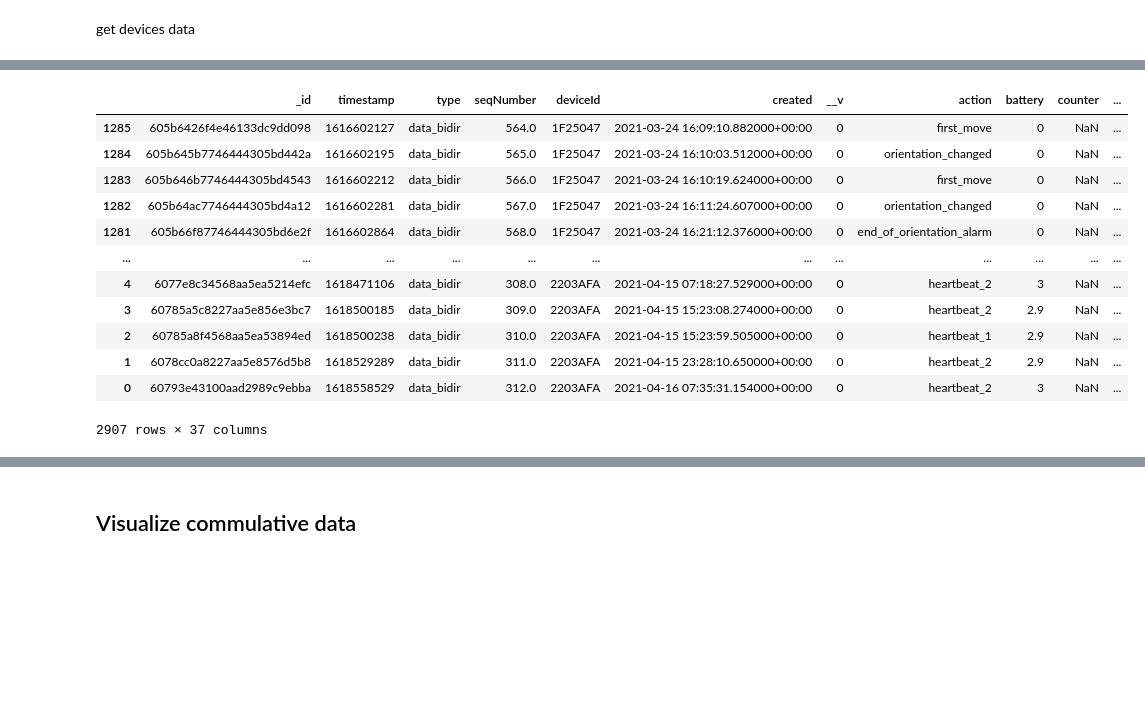
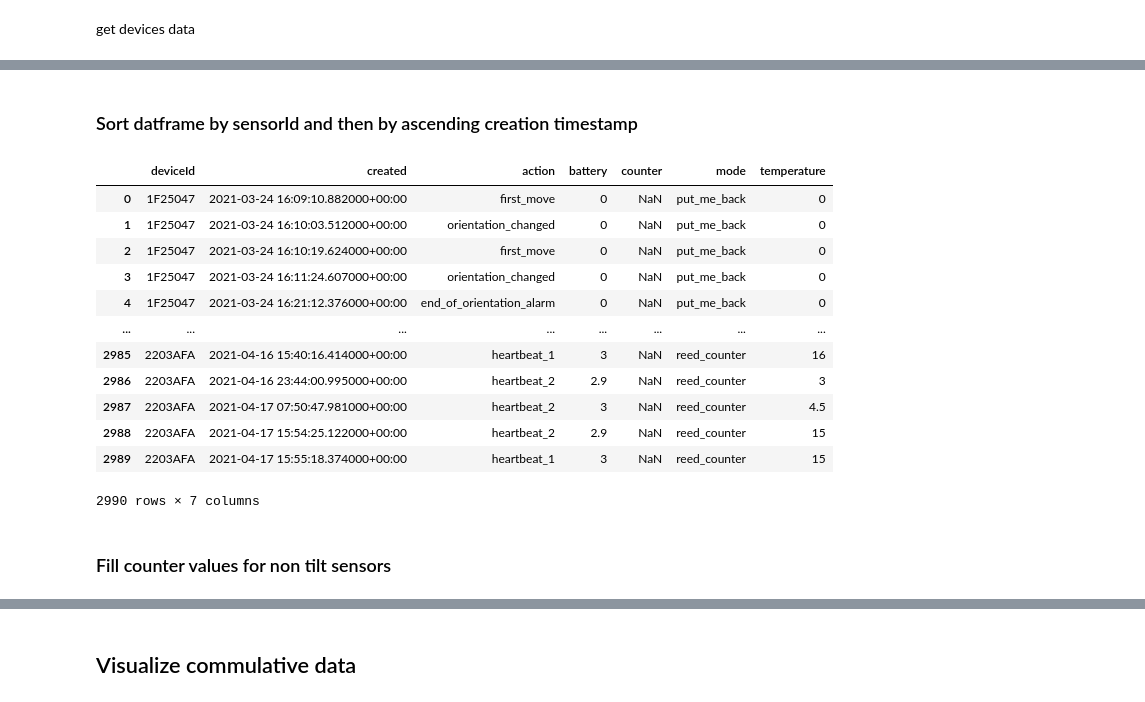
Before and after one commit to phyti1/ds_p4_kompotoi, a Jupyter notebook: Data_aquisition.ipynb, the cells around one changed output, grey strips where cells are left out. Saved outputs shown, nothing was run; the diff lists cells and outputs as text; code cells hidden in the pictures; blank space fills up the shorter version.

Commit message:
data wrangling and visualizations, hourly and daily overview

```diff
--- a/Data_aquisition.ipynb
+++ b/Data_aquisition.ipynb
@@ -158,5 +166,7 @@ Wall time: 7.63 s
 # %%
-message_data_combined["created"] = pd.to_datetime(message_data_combined["created"])
+message_data_combined['created'] = pd.to_datetime(message_data_combined['created'])
+# not needed later
+message_data_combined['timestamp'] = pd.to_datetime(message_data_combined['timestamp'])
 message_data_combined
 # %% [output]
 |  | _id | timestamp | type | seqNumber | deviceId | created | __v | action | battery | counter | ... |
@@ -178,0 +286,8 @@ message_data_combined['counter'] = pd.to_numeric(message_data_combined['counter'
+# %%
+# to check for problems set: errors='raise', otherwise errors='ignore'
+message_data_combined.drop(columns=['_id', 'timestamp', 'type', 'seqNumber', '__v', 'firmware', 'hw_config_accelerometer_type', 'hw_config_has_beeper', 'hw_config_has_button', 'hw_config_has_leakage', 'hw_config_has_led', 'hw_config_has_light', 'hw_config_has_reed', 'hw_config_has_wifi', 'hw_config_temp_type', 'version', '_merge', 'dl_with_timestamp', 'humidity', 'light_on', 'reed_on'], inplace=True, errors='ignore')
+
+message_data_combined.drop(columns=['x_min', 'x_fin', 'x_max', 'y_min', 'y_fin', 'y_max', 'z_min', 'z_fin', 'z_max'], inplace=True, errors='ignore')
+
+
+message_data_combined
@@ -179,18 +308,22 @@ message_data_combined['counter'] = pd.to_numeric(message_data_combined['counter'
+# %% [markdown]
+### Sort datframe by sensorId and then by ascending creation timestamp
 # %%
-# message_data_rc = message_data_combined[message_data_combined['action'] == 'reed_counter']
-message_data_combined.sort_values(by=['deviceId', 'created'], inplace=True)
+message_data_combined.sort_values(by=['deviceId', 'created'], inplace = True)
+message_data_combined.reset_index(drop=True, inplace=True)
 message_data_combined
 # %% [output]
-|  | _id | timestamp | type | seqNumber | deviceId | created | __v | action | battery | counter | ... |
-| 1285 | 605b6426f4e46133dc9dd098 | 1616602127 | data_bidir | 564.0 | 1F25047 | 2021-03-24 16:09:10.882000+00:00 | 0 | first_move | 0 | NaN | ... |
-| 1284 | 605b645b7746444305bd442a | 1616602195 | data_bidir | 565.0 | 1F25047 | 2021-03-24 16:10:03.512000+00:00 | 0 | orientation_changed | 0 | NaN | ... |
-| 1283 | 605b646b7746444305bd4543 | 1616602212 | data_bidir | 566.0 | 1F25047 | 2021-03-24 16:10:19.624000+00:00 | 0 | first_move | 0 | NaN | ... |
-| 1282 | 605b64ac7746444305bd4a12 | 1616602281 | data_bidir | 567.0 | 1F25047 | 2021-03-24 16:11:24.607000+00:00 | 0 | orientation_changed | 0 | NaN | ... |
-| 1281 | 605b66f87746444305bd6e2f | 1616602864 | data_bidir | 568.0 | 1F25047 | 2021-03-24 16:21:12.376000+00:00 | 0 | end_of_orientation_alarm | 0 | NaN | ... |
-| ... | ... | ... | ... | ... | ... | ... | ... | ... | ... | ... | ... |
-| 4 | 6077e8c34568aa5ea5214efc | 1618471106 | data_bidir | 308.0 | 2203AFA | 2021-04-15 07:18:27.529000+00:00 | 0 | heartbeat_2 | 3 | NaN | ... |
-| 3 | 60785a5c8227aa5e856e3bc7 | 1618500185 | data_bidir | 309.0 | 2203AFA | 2021-04-15 15:23:08.274000+00:00 | 0 | heartbeat_2 | 2.9 | NaN | ... |
-| 2 | 60785a8f4568aa5ea53894ed | 1618500238 | data_bidir | 310.0 | 2203AFA | 2021-04-15 15:23:59.505000+00:00 | 0 | heartbeat_1 | 2.9 | NaN | ... |
-| 1 | 6078cc0a8227aa5e8576d5b8 | 1618529289 | data_bidir | 311.0 | 2203AFA | 2021-04-15 23:28:10.650000+00:00 | 0 | heartbeat_2 | 2.9 | NaN | ... |
-| 0 | 60793e43100aad2989c9ebba | 1618558529 | data_bidir | 312.0 | 2203AFA | 2021-04-16 07:35:31.154000+00:00 | 0 | heartbeat_2 | 3 | NaN | ... |
+|  | deviceId | created | action | battery | counter | mode | temperature |
+| 0 | 1F25047 | 2021-03-24 16:09:10.882000+00:00 | first_move | 0 | NaN | put_me_back | 0 |
+| 1 | 1F25047 | 2021-03-24 16:10:03.512000+00:00 | orientation_changed | 0 | NaN | put_me_back | 0 |
+| 2 | 1F25047 | 2021-03-24 16:10:19.624000+00:00 | first_move | 0 | NaN | put_me_back | 0 |
+| 3 | 1F25047 | 2021-03-24 16:11:24.607000+00:00 | orientation_changed | 0 | NaN | put_me_back | 0 |
+| 4 | 1F25047 | 2021-03-24 16:21:12.376000+00:00 | end_of_orientation_alarm | 0 | NaN | put_me_back | 0 |
+| ... | ... | ... | ... | ... | ... | ... | ... |
+| 2985 | 2203AFA | 2021-04-16 15:40:16.414000+00:00 | heartbeat_1 | 3 | NaN | reed_counter | 16 |
+| 2986 | 2203AFA | 2021-04-16 23:44:00.995000+00:00 | heartbeat_2 | 2.9 | NaN | reed_counter | 3 |
+| 2987 | 2203AFA | 2021-04-17 07:50:47.981000+00:00 | heartbeat_2 | 3 | NaN | reed_counter | 4.5 |
+| 2988 | 2203AFA | 2021-04-17 15:54:25.122000+00:00 | heartbeat_2 | 2.9 | NaN | reed_counter | 15 |
+| 2989 | 2203AFA | 2021-04-17 15:55:18.374000+00:00 | heartbeat_1 | 3 | NaN | reed_counter | 15 |
-2907 rows × 37 columns
+2990 rows × 7 columns
+# %% [markdown]
+### Fill counter values for non tilt sensors
```
Also changed, not shown: parts of 38 cells of this notebook.
